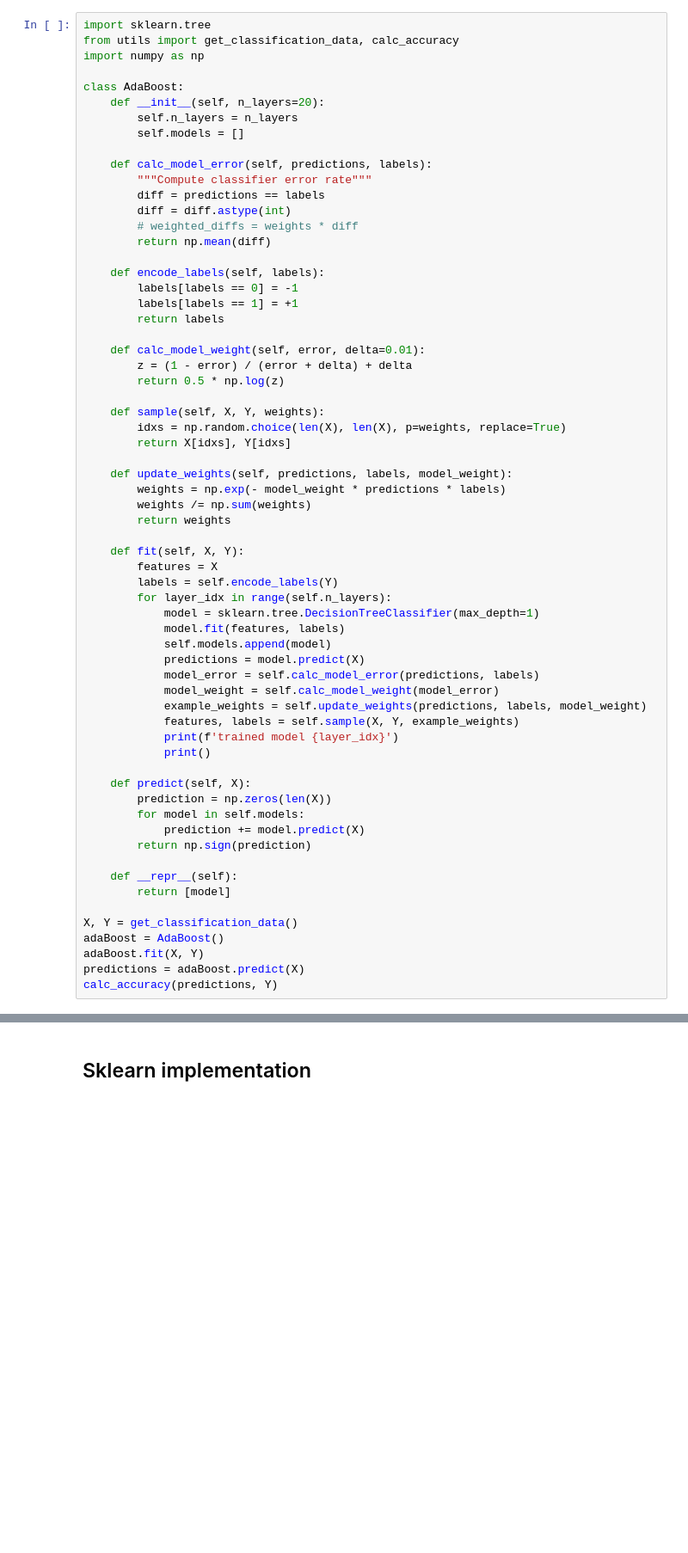
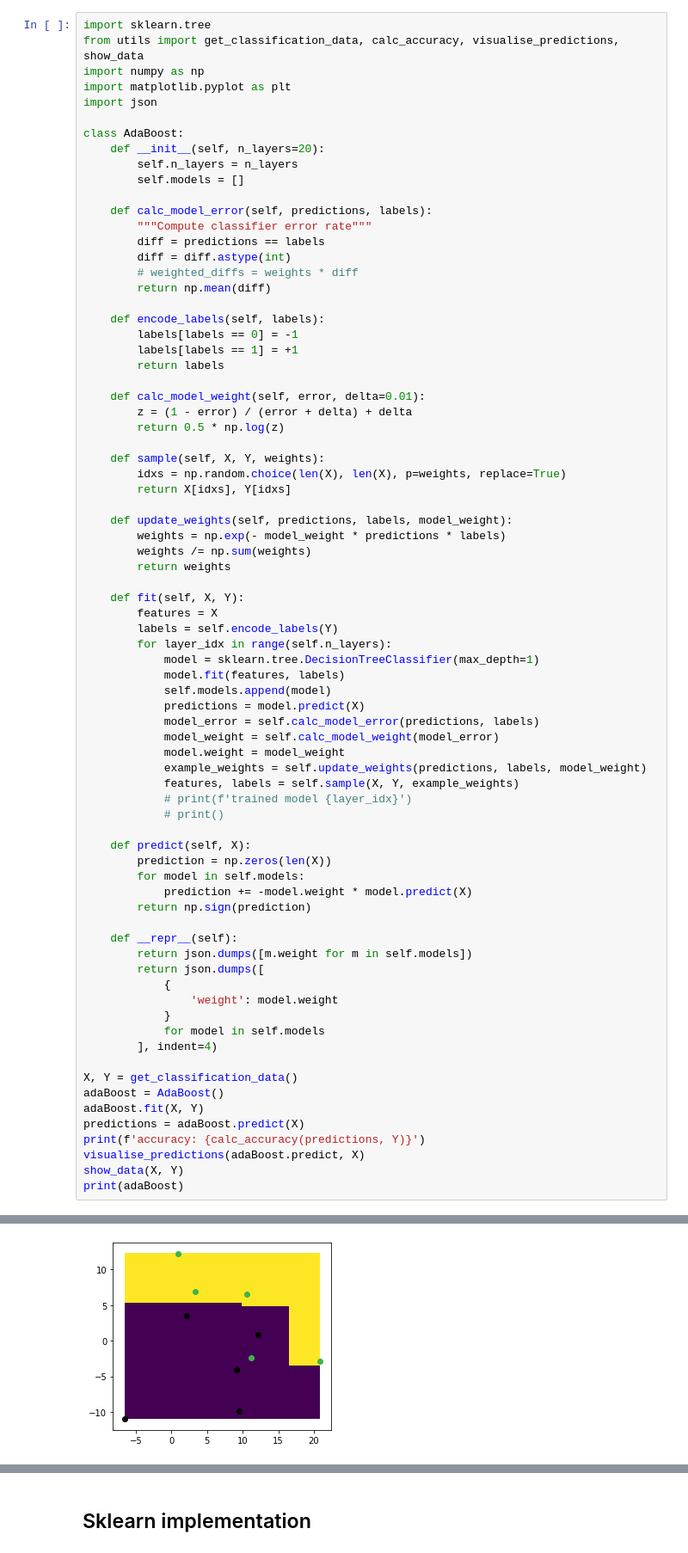
Before and after one commit to TataAndBigData/Practical-ML-DS, a Jupyter notebook: Chapter 1. Machine Learning Foundations/16. Boosting and Adaboost.ipynb, the cells around one changed output, grey strips where cells are left out. Shown at 86% size. Saved outputs shown, nothing was run; the diff lists cells and outputs as text; blank space fills up the shorter version.

Commit message:
boosting explained

```diff
--- a/Chapter 1. Machine Learning Foundations/16. Boosting and Adaboost.ipynb
+++ b/Chapter 1. Machine Learning Foundations/16. Boosting and Adaboost.ipynb
@@ -72,8 +72,10 @@ The weighting of each model prediction serves to increase the influence of model
 ![](images/boosting.jpg)
 # %%
 import sklearn.tree
-from utils import get_classification_data, calc_accuracy
+from utils import get_classification_data, calc_accuracy, visualise_predictions, show_data
 import numpy as np
+import matplotlib.pyplot as plt
+import json
 
 class AdaBoost:
     def __init__(self, n_layers=20):
@@ -115,23 +117,33 @@ class AdaBoost:
             predictions = model.predict(X)
             model_error = self.calc_model_error(predictions, labels)
             model_weight = self.calc_model_weight(model_error)
+            model.weight = model_weight
             example_weights = self.update_weights(predictions, labels, model_weight)
             features, labels = self.sample(X, Y, example_weights)
-            print(f'trained model {layer_idx}')
-            print()
+            # print(f'trained model {layer_idx}')
+            # print()
 
     def predict(self, X):
         prediction = np.zeros(len(X))
         for model in self.models:
-            prediction += model.predict(X)
+            prediction += -model.weight * model.predict(X)
         return np.sign(prediction)
 
     def __repr__(self):
-        return [model]
+        return json.dumps([m.weight for m in self.models])
+        return json.dumps([
+            {
+                'weight': model.weight
+            }
+            for model in self.models
+        ], indent=4)
 
 X, Y = get_classification_data()
 adaBoost = AdaBoost()
 adaBoost.fit(X, Y)
 predictions = adaBoost.predict(X)
-calc_accuracy(predictions, Y)
+print(f'accuracy: {calc_accuracy(predictions, Y)}')
+visualise_predictions(adaBoost.predict, X)
+show_data(X, Y)
+print(adaBoost)
 # %% [output]
@@ -154,0 +151 @@ trained model 19
+[figure, added]
```
Also changed, not shown: parts of 3 cells of this notebook, 2 other files.
